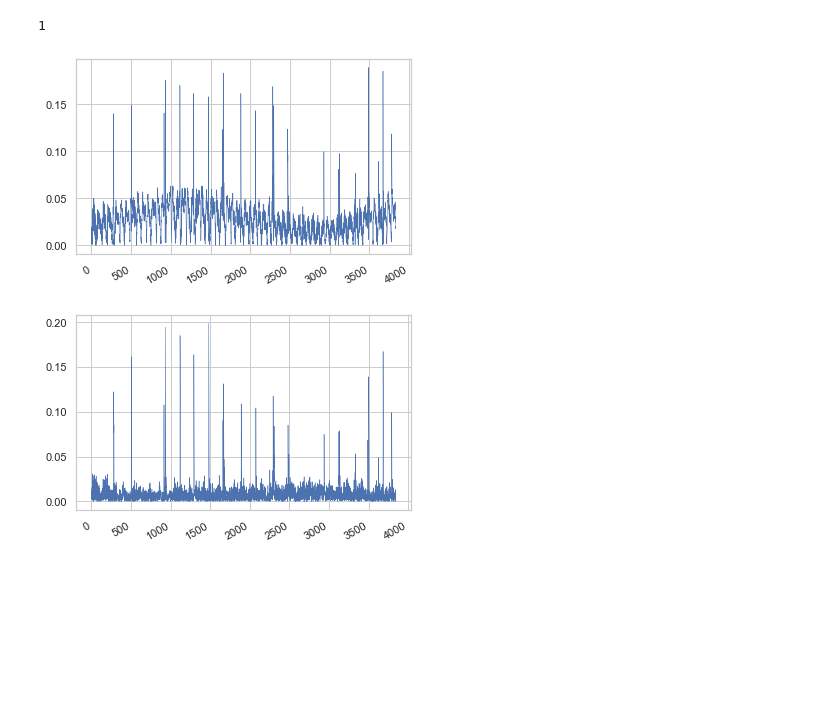
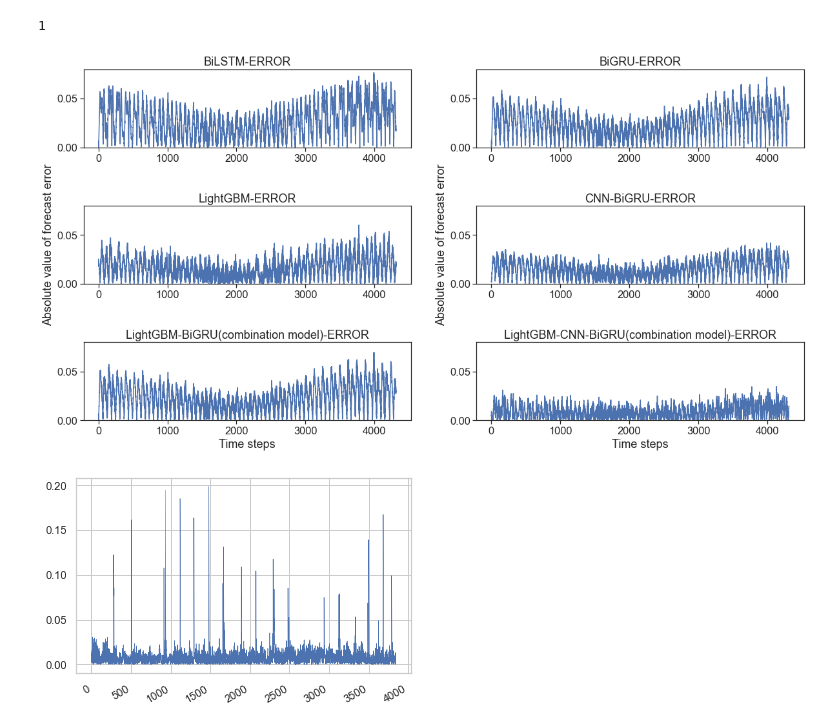
Before and after one commit to suye0620/TidalPrediction, a Jupyter notebook: plot.ipynb, the cells around one changed output. Cells and saved outputs as stored; diff of their text form; code cells hidden in the pictures; blank space fills up the shorter version.

```diff
--- a/plot.ipynb
+++ b/plot.ipynb
@@ -17,14 +15,67 @@ Seires1 = get_absLoss("./result/BiGRUpre.csv")
-# %%
-# Seires1[Seires1<0.2]
-fig = plt.figure()
-ax = fig.add_subplot(1,1,1)
-sns.set_theme(style="whitegrid")
-# dataPlot = df_Ballycotton.loc[:,"Water_Level_LAT"]
-sns.lineplot(x=range(len(Seires1[Seires1<0.2])),y=Seires1[Seires1<0.2], palette="tab10", linewidth=0.5,ax=ax)
-# 将x轴斜过来显示更好看
-fig.autofmt_xdate()
-# %% [output]
-[figure, removed]
+# %%
+# 计算每种模型的绝对Loss
+LossBiLSTM = get_absLoss("./result (2)/result/Howth Harbour2017/BiLSTMpre.csv")
+LossGRU = get_absLoss("./result (2)/result/Howth Harbour2017/BiGRUpre.csv")
+LossLightGBM = get_absLoss("./result (2)/result/Howth Harbour2017/LightGBMpre-middle.csv")
+LossCNNBiGRU = get_absLoss("./result (2)/result/Howth Harbour2017/CNN-BiLSTMpre-middle.csv")
+LossLightGBM_GRU = get_absLoss("./result (2)/result/Howth Harbour2017/BiGRU+LightGBM.csv")
+LossLightGBM_CNNBiGRU = get_absLoss("./result (2)/result/Howth Harbour2017/CNN-BiLSTM+LightGBM.csv")
+# %%
+# Seires1[Seires1<0.2]
+fig = plt.figure(figsize=(20,10))
+ax1 = fig.add_subplot(3,2,1)
+ax2 = fig.add_subplot(3,2,2)
+ax3 = fig.add_subplot(3,2,3)
+ax4 = fig.add_subplot(3,2,4)
+ax5 = fig.add_subplot(3,2,5)
+ax6 = fig.add_subplot(3,2,6)
+
+fig.subplots_adjust(left=None,bottom=None,right=None,top=None,hspace=0.75)
+# ax2 = fig.add_subplot(2,1,2)
+sns.set_theme(style="white")
+sns.set(context='notebook', style='ticks', font_scale=1.5)
+# dataPlot = df_Ballycotton.loc[:,"Water_Level_LAT"]
+ax1.set_ylim(0,0.08)
+# ax1.set_xlabel('Time steps')
+# ax1.set_ylabel('Absolute value of deviation')
+ax1.set_title('BiLSTM-ERROR')
+sns.lineplot(x=range(len(LossGRU)),y=LossBiLSTM[LossBiLSTM<0.2], linewidth=1.5,ax=ax1)
+
+ax2.set_ylim(0,0.08)
+# ax2.set_xlabel('Time steps')
+# ax2.set_ylabel('Absolute value of deviation')
+ax2.set_title('BiGRU-ERROR')
+sns.lineplot(x=range(len(LossGRU)),y=LossGRU[LossGRU<0.2], linewidth=1.5,ax=ax2)
+
+ax3.set_ylim(0,0.08)
+# ax3.set_xlabel('Time steps')
+ax3.set_ylabel('Absolute value of forecast error')
+ax3.set_title('LightGBM-ERROR')
+sns.lineplot(x=range(len(LossGRU)),y=LossLightGBM[LossLightGBM<0.2], linewidth=1.5,ax=ax3)
+
+ax4.set_ylim(0,0.08)
+# ax4.set_xlabel('Time steps')
+ax4.set_ylabel('Absolute value of forecast error')
+ax4.set_title('CNN-BiGRU-ERROR')
+sns.lineplot(x=range(len(LossGRU)),y=LossCNNBiGRU[LossCNNBiGRU<0.2], linewidth=1.5,ax=ax4)
+
+ax5.set_ylim(0,0.08)
+ax5.set_xlabel('Time steps')
+# ax5.set_ylabel('Absolute value of deviation')
+ax5.set_title('LightGBM-BiGRU(combination model)-ERROR')
+sns.lineplot(x=range(len(LossGRU)),y=LossLightGBM_GRU[LossLightGBM_GRU<0.2], linewidth=1.5,ax=ax5)
+
+ax6.set_ylim(0,0.08)
+ax6.set_xlabel('Time steps')
+# ax6.set_ylabel('Absolute value of deviation')
+ax6.set_title('LightGBM-CNN-BiGRU(combination model)-ERROR')
+sns.lineplot(x=range(len(LossGRU)),y=LossLightGBM_CNNBiGRU[LossLightGBM_CNNBiGRU<0.2],linewidth=1.5,ax=ax6)
+# sns.lineplot(x=range(len(LossBiLSTM)),y=LossGRU[LossGRU<0.2], palette="tab10", linewidth=0.5,ax=ax2)
+# 将x轴斜过来显示更好看
+# fig.autofmt_xdate()
+fig.savefig("./plot/error-plot",dpi=400)
+# %% [output]
+[figure, added]
 # %%
 fig = plt.figure()
 ax = fig.add_subplot(1,1,1)
```
Also changed, not shown: parts of 1 cell of this notebook, 27 other files.
